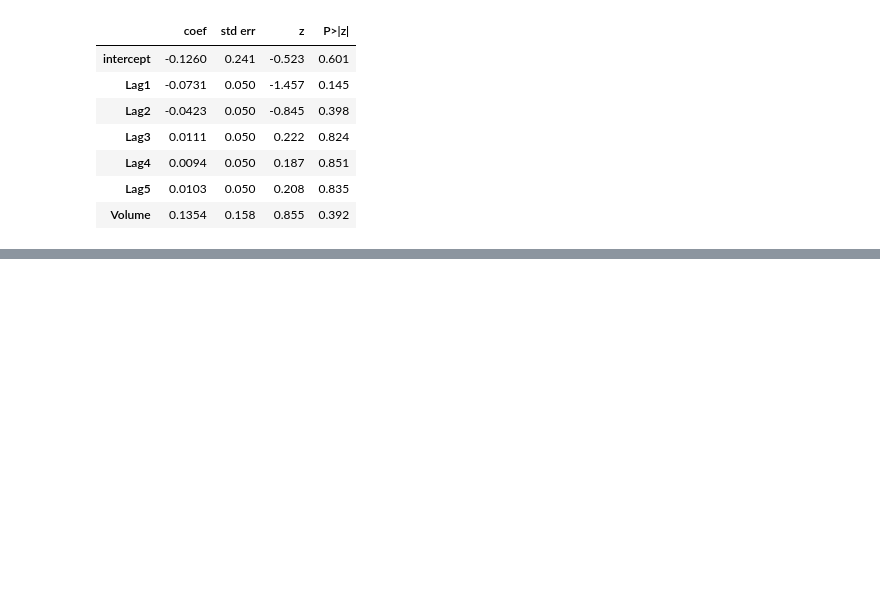
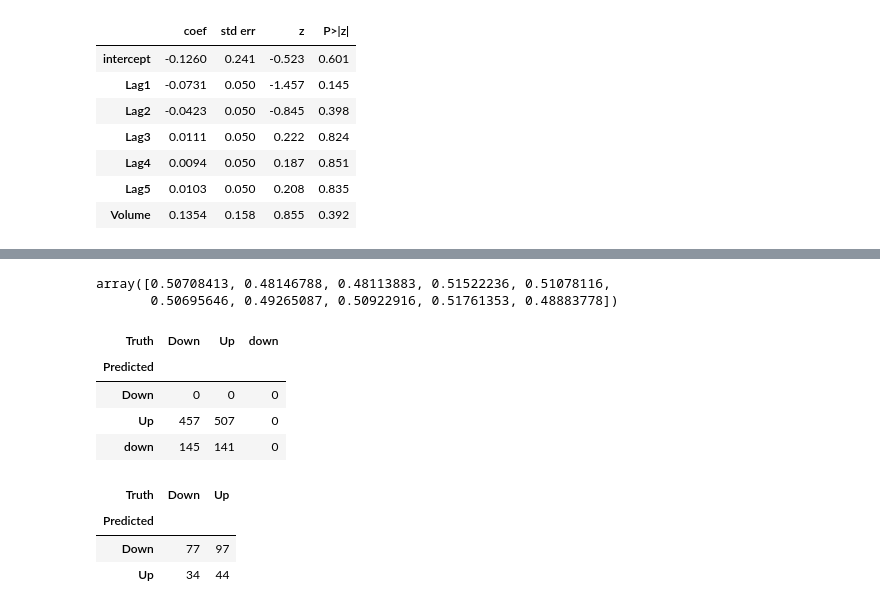
Before and after one commit to cookiebouquets/ISLP, a Jupyter notebook: Classifier Methods/Logistic Regression.ipynb, the cells around one changed output, grey strips where cells are left out. Saved outputs shown, nothing was run; the diff lists cells and outputs as text; code cells hidden in the pictures; blank space fills up the shorter version.

```diff
--- a/Classifier Methods/Logistic Regression.ipynb
+++ b/Classifier Methods/Logistic Regression.ipynb
@@ -51,0 +74,17 @@ summarize(results)
+# %%
+probs = results.predict()
+probs[:10]
+# %% [output]
+array([0.50708413, 0.48146788, 0.48113883, 0.51522236, 0.51078116,
+       0.50695646, 0.49265087, 0.50922916, 0.51761353, 0.48883778])
+# %%
+labels = np.array(['down']*1250)
+labels[probs > 0.5] = "Up"
+# %%
+confusion_table(labels,Smarket.Direction)
+# %% [output]
+| Truth | Down | Up | down |
+| Predicted |  |  |  |
+| Down | 0 | 0 | 0 |
+| Up | 457 | 507 | 0 |
+| down | 145 | 141 | 0 |
@@ -51,0 +103,11 @@ summarize(results)
+# %%
+D = Smarket.Direction
+L_train,L_test = D.loc[train], D.loc[~train]
+labels = np.array(["Down"]*252)
+labels[probs > 0.5] = "Up"
+confusion_table(labels,L_test)
+# %% [output]
+| Truth | Down | Up |
+| Predicted |  |  |
+| Down | 77 | 97 |
+| Up | 34 | 44 |
```
Also changed, not shown: parts of 4 cells of this notebook, 1 other file.
